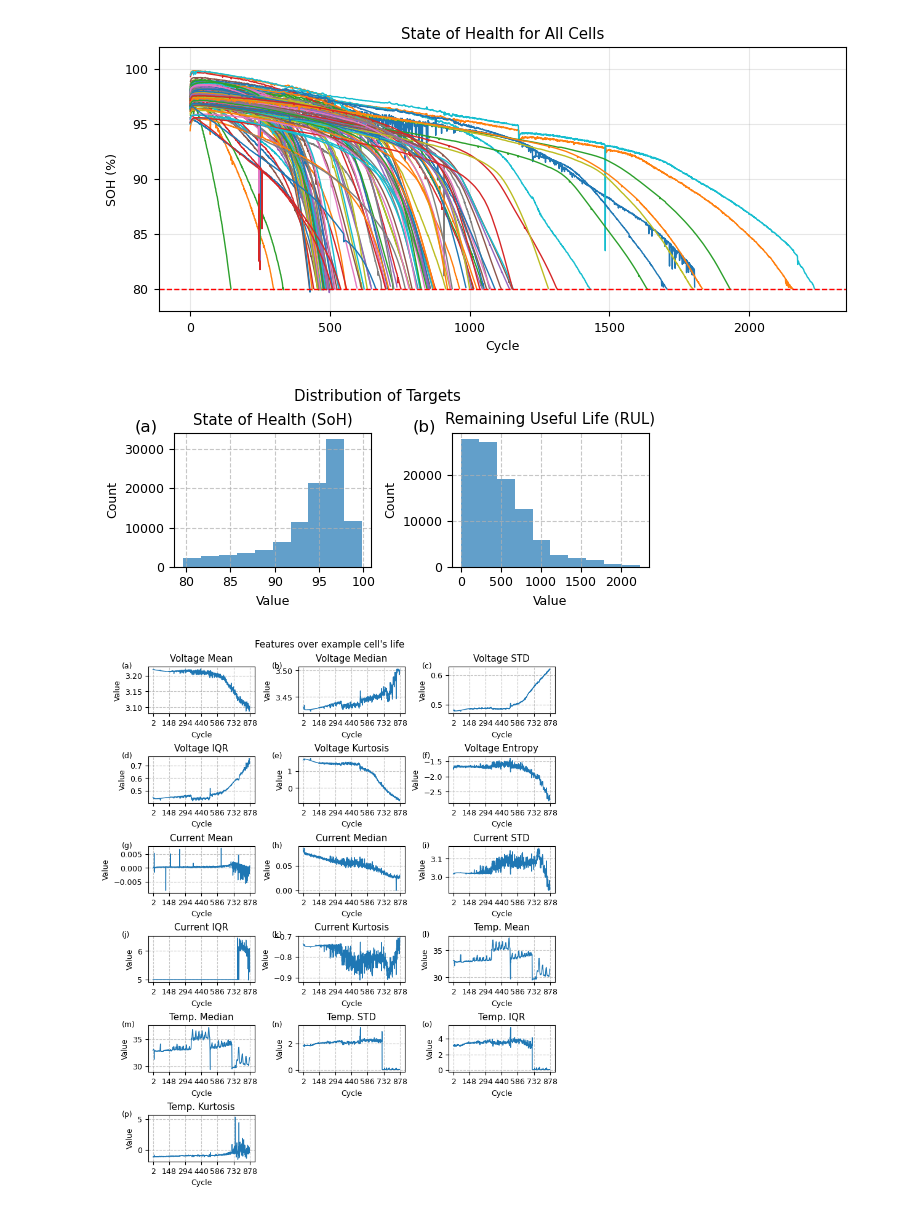
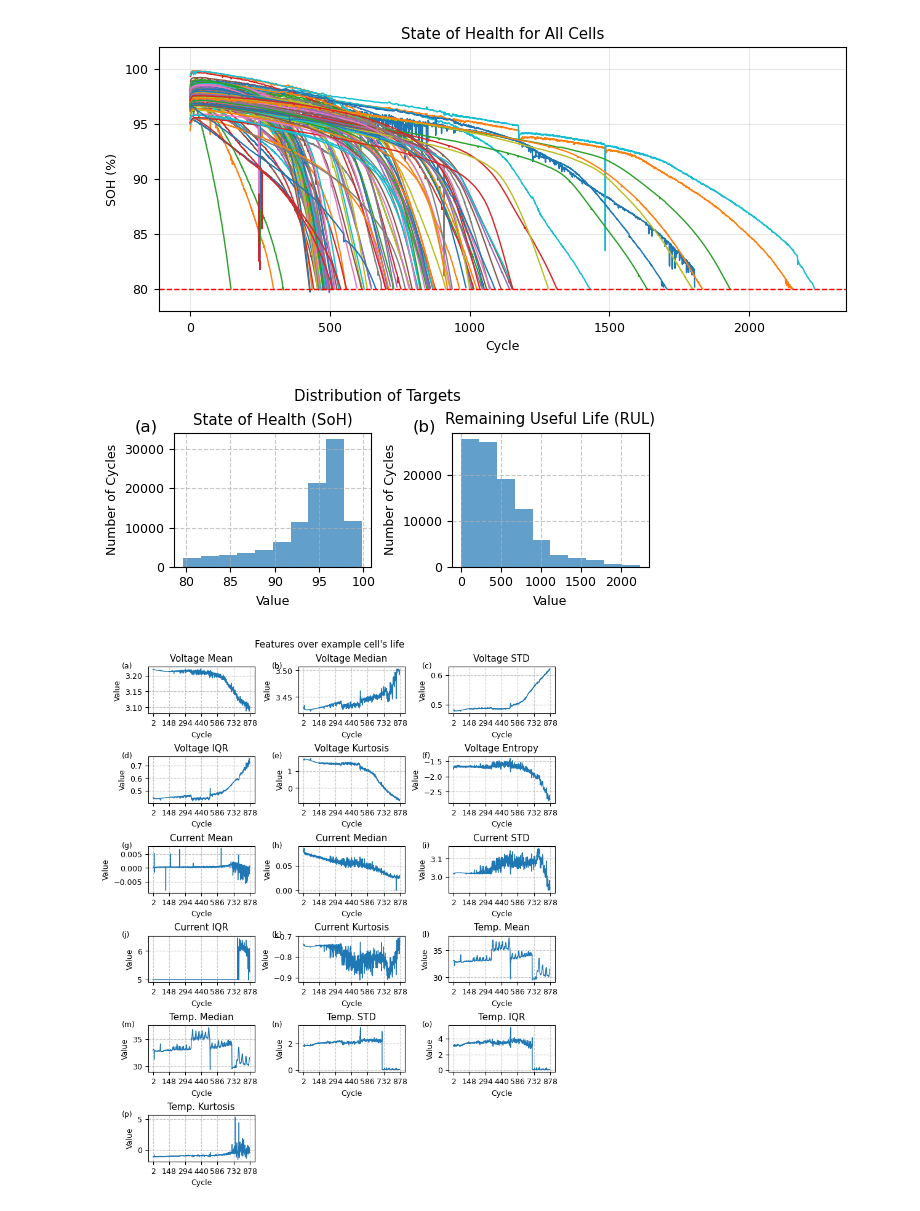
Before and after one commit to gabriel-buzzi/battery-soh-rul-modeling, a Jupyter notebook: notebooks/data_analysis/20250725-gbs-features.ipynb, the cells around one changed output. Drawn from its saved outputs; the diff is of its cells as text; code cells hidden in the pictures.

```diff
--- a/notebooks/data_analysis/20250725-gbs-features.ipynb
+++ b/notebooks/data_analysis/20250725-gbs-features.ipynb
@@ -96,36 +96,36 @@ def plot_targets_distribution(
     soh = data['SOH']
     rul = data['RUL']
 
     fig, ax = get_elsevier_figure_with_subplots(1, 2, column='one-and-a-half')
     ax[0].text(-0.2, 1.1, '(a)', transform=ax[0].transAxes, fontsize=12, va='top')
     ax[1].text(-0.2, 1.1, '(b)', transform=ax[1].transAxes, fontsize=12, va='top')
 
     ax[0].hist(soh, alpha=0.7)
     ax[0].set_xlabel('Value')
-    ax[0].set_ylabel('Count')
+    ax[0].set_ylabel('Number of Cycles')
     ax[0].set_title(f"State of Health (SoH)")
     ax[0].grid(True, linestyle='--', alpha=0.7)
 
     ax[1].hist(rul, alpha=0.7)
     ax[1].set_xlabel('Value')
-    ax[1].set_ylabel('Count')
+    ax[1].set_ylabel('Number of Cycles')
     ax[1].set_title(f"Remaining Useful Life (RUL)")
     ax[1].grid(True, linestyle='--', alpha=0.7)
 
     fig.suptitle(f'Distribution of Targets')
     if save_path:
         plt.savefig(save_path, dpi=300)
     plt.show()
 
 plot_targets_distribution(
     features_df,
     save_path=(
         figures_folder / 'targets_distribution.png'
         if SAVE_FIGURES else None
     )
 )
 # %% [output]
-[figure, old version]
+[figure, new version]
 # %%
 def plot_features(
     data: pd.DataFrame,
```
Also changed, not shown: 10 other files.
